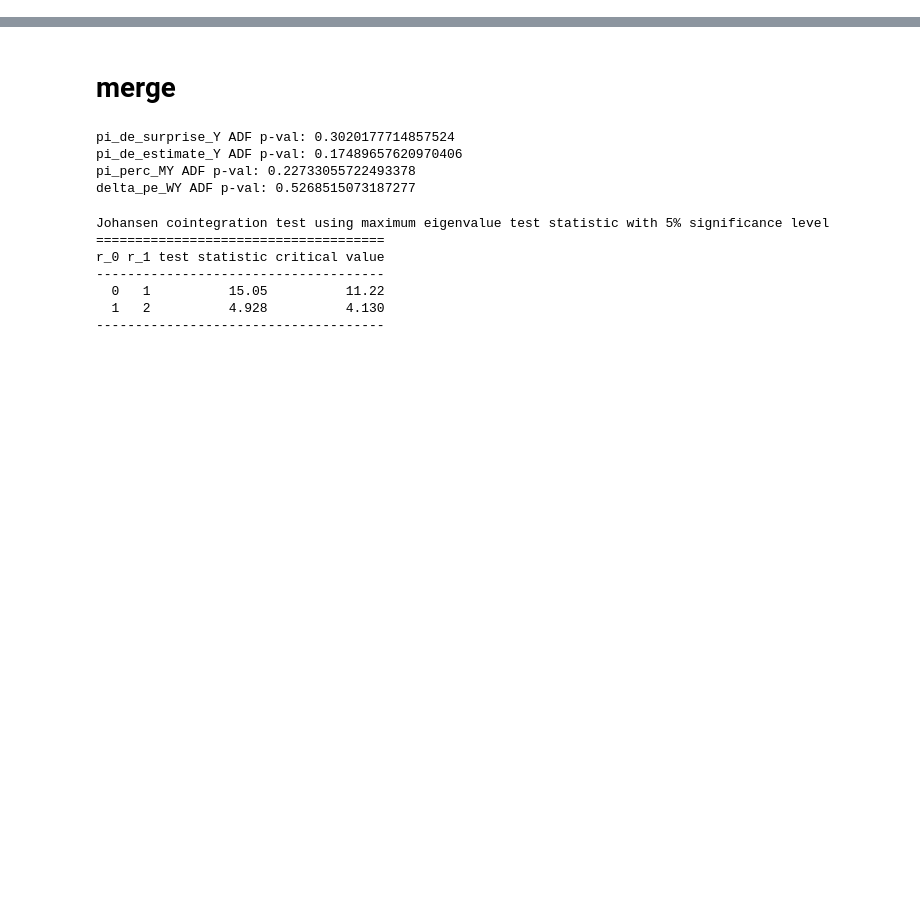
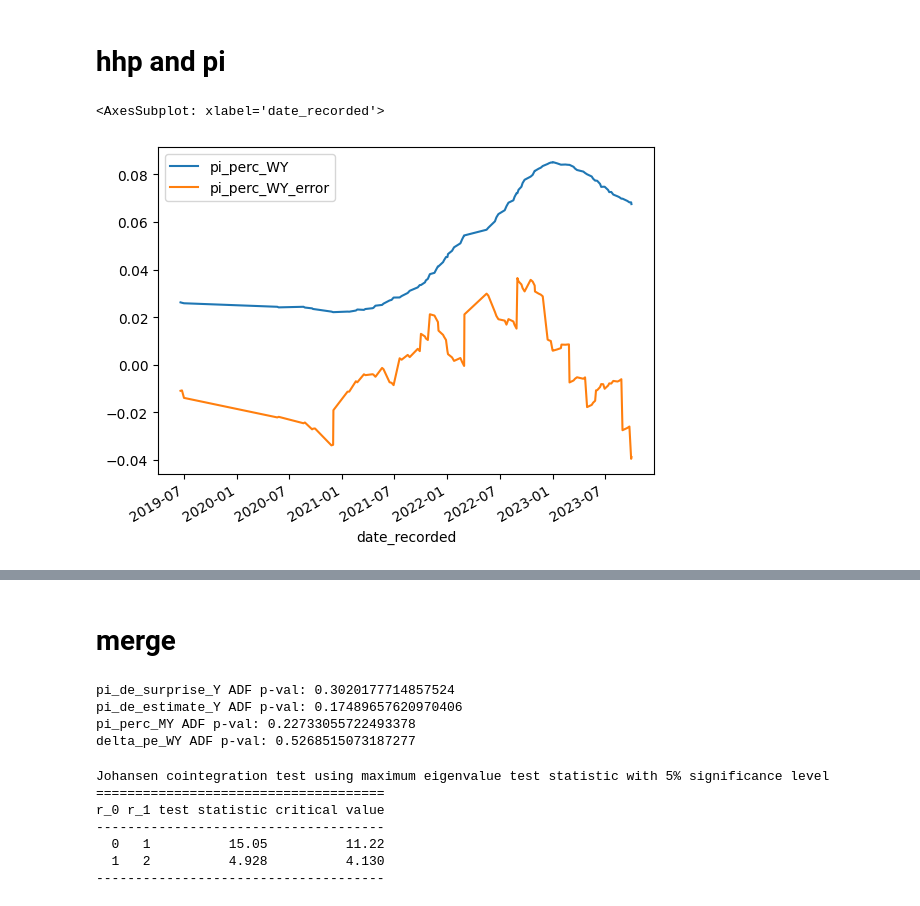
Before and after one commit to lukasgrahl/memoire2, a Jupyter notebook: notebooks/03-analyse_hhp.ipynb, the cells around one changed output, grey strips where cells are left out. Drawn from its saved outputs; the diff is of its cells as text; code cells hidden in the pictures; blank space fills up the shorter version.

```diff
--- a/notebooks/03-analyse_hhp.ipynb
+++ b/notebooks/03-analyse_hhp.ipynb
@@ -17,3 +17,14 @@ mir = get_dt_index(load_pd_df('mir.csv'))
 gdp = get_dt_index(load_pd_df('gdp.csv'))
 ecb = get_dt_index(load_pd_df('ecb_tf.csv'))
 pi_prog = get_dt_index(load_pd_df('infl_prognonsis.csv'))
+# %% [markdown]
+# hhp and pi
+# %%
+sub = pd_join_freq(hhp.set_index('date_recorded'), pi[['pi_de', 'pi_de_Y', 'pi_de_surprise_Y']], 'M', keep_left_index=True)
+# %%
+sub['pi_perc_WY_error'] = sub['pi_de_Y'] - sub['pi_perc_WY']
+# %%
+sub[['pi_perc_WY', 'pi_perc_WY_error']].drop_duplicates().plot()
+# %% [output]
+<AxesSubplot: xlabel='date_recorded'>
+[figure, added]
```
Also changed, not shown: parts of 3 cells of this notebook, 12 other files.
